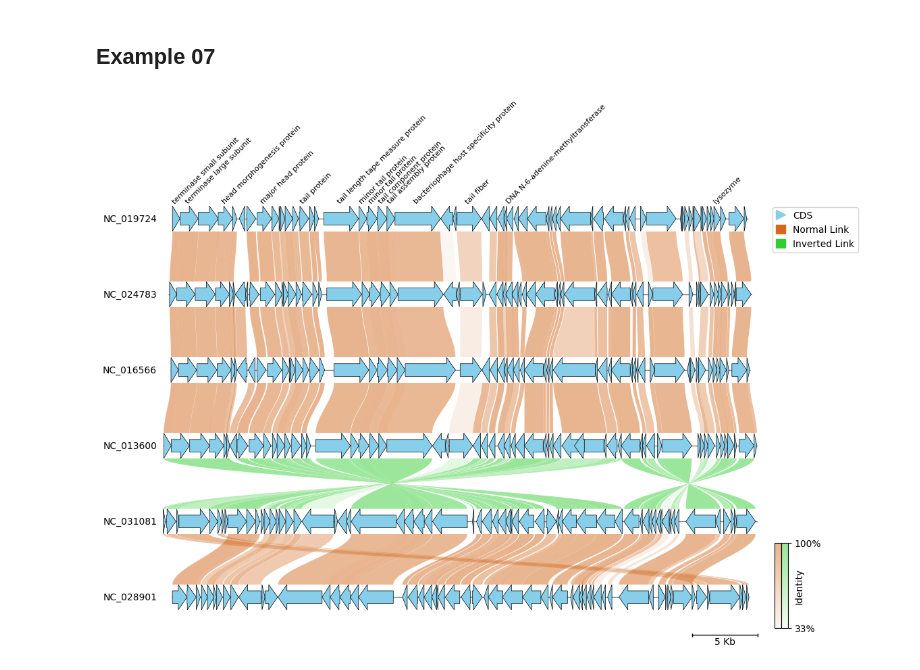
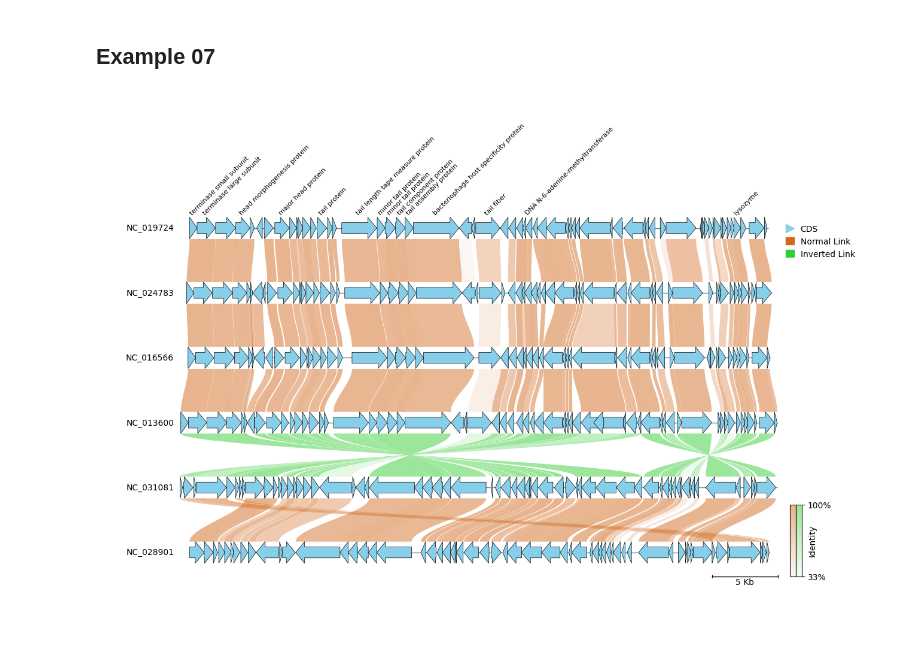
Before and after one commit to moshi4/pyGenomeViz, a Jupyter notebook: notebooks/example.ipynb, the cells around one changed output. Cells and saved outputs as stored; diff of their text form; code cells hidden in the pictures; blank space fills up the shorter version.

```diff
--- a/notebooks/example.ipynb
+++ b/notebooks/example.ipynb
@@ -187,9 +187,9 @@ from pygenomeviz import Genbank, GenomeViz, load_dataset
 
 gv = GenomeViz(
     fig_width=10,
-    fig_track_height=0.7,
+    fig_track_height=0.5,
     feature_track_ratio=0.5,
-    tick_track_ratio=0.5,
+    tick_track_ratio=0.3,
     align_type="center",
     tick_style="bar",
     tick_labelsize=10,
@@ -201,34 +201,34 @@ for idx, gbk_file in enumerate(gbk_files):
     track = gv.add_feature_track(gbk.name, gbk.genome_length, labelsize=10)
     track.add_genbank_features(
         gbk,
         label_type="product" if idx == 0 else None,  # Labeling only top track
         label_handle_func=lambda s: "" if s.startswith("hypothetical") else s,  # Ignore 'hypothetical ~~~' label
         labelsize=8,
         labelvpos="top",
         facecolor="skyblue",
         linewidth=0.5,
     )
 
 normal_color, inverted_color, alpha = "chocolate", "limegreen", 0.5
 min_identity = int(min(link.identity for link in links))
 for link in links:
     link_data1 = (link.ref_name, link.ref_start, link.ref_end)
     link_data2 = (link.query_name, link.query_start, link.query_end)
     gv.add_link(link_data1, link_data2, normal_color, inverted_color, alpha, v=link.identity, vmin=min_identity, curve=True)
 
 fig = gv.plotfig()
 
 # Add Legends (Maybe there is a better way)
 handles = [
     Line2D([], [], marker=">", color="skyblue", label="CDS", ms=10, ls="none"),
     Patch(color=normal_color, label="Normal Link"),
     Patch(color=inverted_color, label="Inverted Link"),
 ]
-fig.legend(handles=handles, frameon=True, bbox_to_anchor=(1, 0.8), loc="upper left", ncol=1, handlelength=1, handleheight=1)
+fig.legend(handles=handles, bbox_to_anchor=(1, 1))
 
 # Set colorbar for link
-gv.set_colorbar(fig, bar_colors=[normal_color, inverted_color], alpha=alpha, vmin=min_identity, bar_height=0.15, bar_label="Identity", bar_labelsize=10)
+gv.set_colorbar(fig, bar_colors=[normal_color, inverted_color], alpha=alpha, vmin=min_identity, bar_label="Identity", bar_labelsize=10)
 
-fig.savefig("example07.png", bbox_inches="tight")
+fig.savefig("example07.png")
 # %% [output]
-[figure, old version]
+[figure, new version]
```
Also changed, not shown: parts of 6 cells of this notebook, 15 other files.
